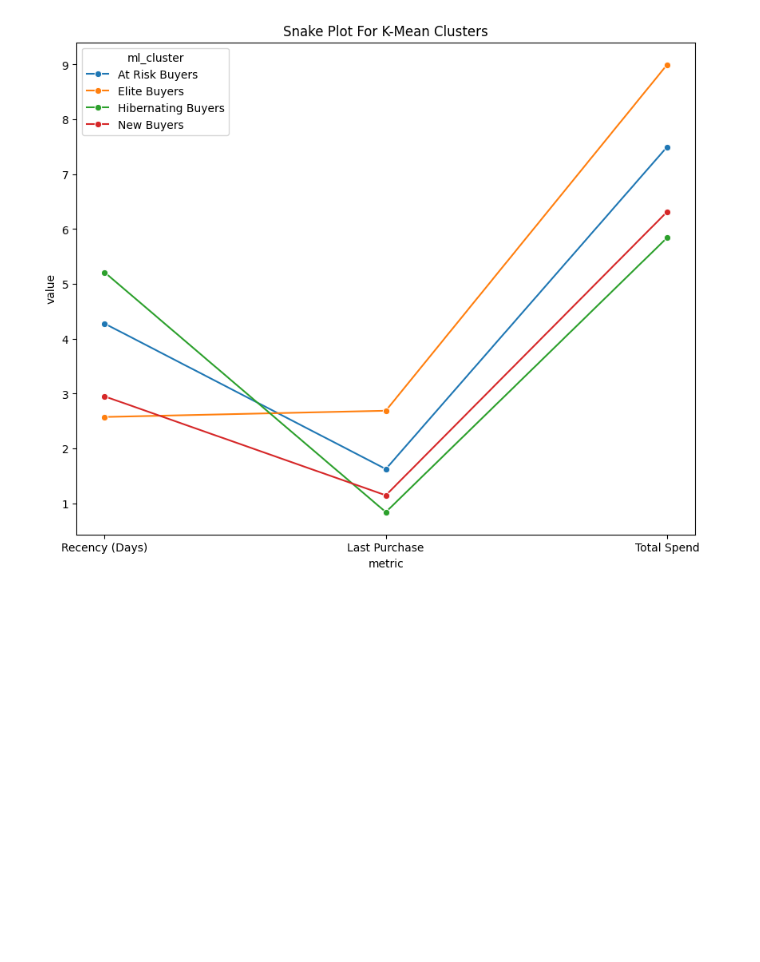
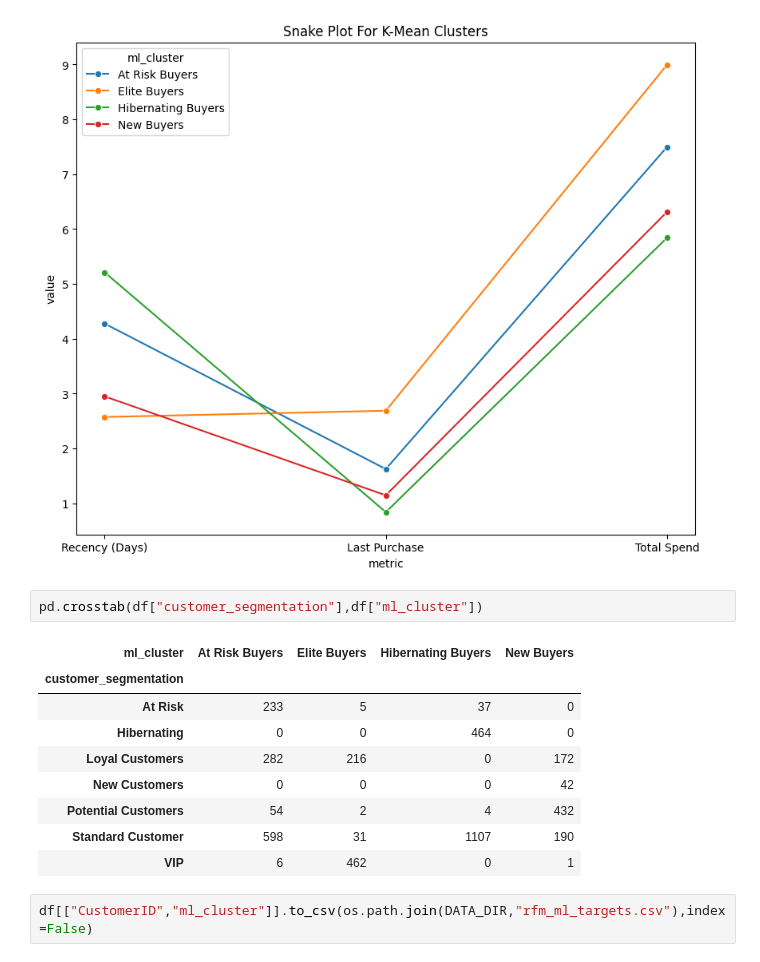
Before and after one commit to Tonmoy10/rfm-customer-segmentation, a Jupyter notebook: notebooks/kmeans_clustering.ipynb, the cells around one changed output. Drawn from its saved outputs; the diff is of its cells as text; blank space fills up the shorter version.

Commit message:
feat (pipeline): add ML vs regex transition matrix and export CRM target list.

```diff
--- a/notebooks/kmeans_clustering.ipynb
+++ b/notebooks/kmeans_clustering.ipynb
@@ -121,3 +121,17 @@ plt.xticks(ticks=[0,1,2],labels=["Recency (Days)","Last Purchase","Total Spend"]
 plt.show()
 # %% [output]
 [figure]
+# %%
+pd.crosstab(df["customer_segmentation"],df["ml_cluster"])
+# %% [output]
+| ml_cluster | At Risk Buyers | Elite Buyers | Hibernating Buyers | New Buyers |
+| customer_segmentation |  |  |  |  |
+| At Risk | 233 | 5 | 37 | 0 |
+| Hibernating | 0 | 0 | 464 | 0 |
+| Loyal Customers | 282 | 216 | 0 | 172 |
+| New Customers | 0 | 0 | 0 | 42 |
+| Potential Customers | 54 | 2 | 4 | 432 |
+| Standard Customer | 598 | 31 | 1107 | 190 |
+| VIP | 6 | 462 | 0 | 1 |
+# %%
+df[["CustomerID","ml_cluster"]].to_csv(os.path.join(DATA_DIR,"rfm_ml_targets.csv"),index=False)
```
Also changed, not shown: parts of 2 cells of this notebook.
